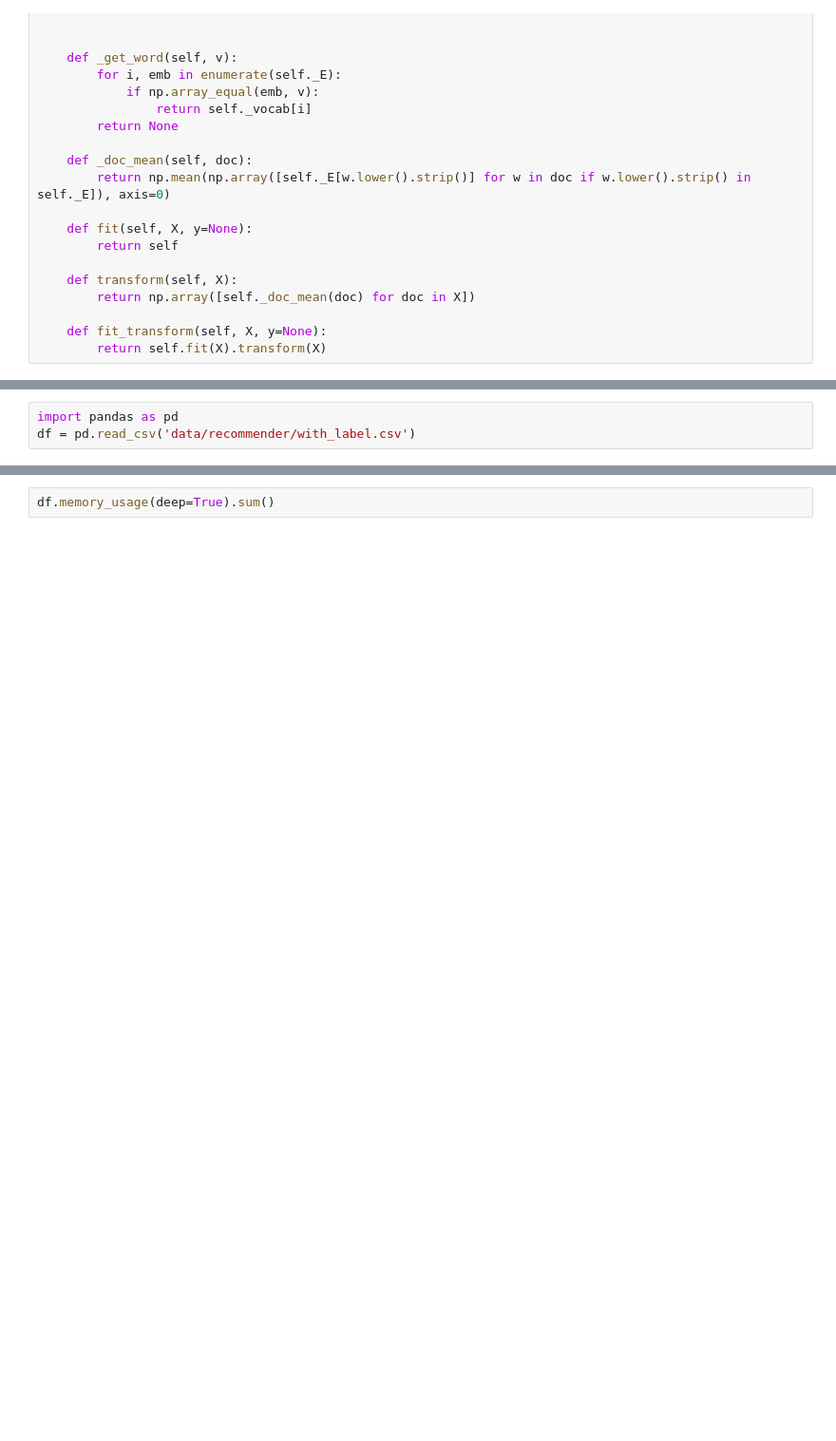
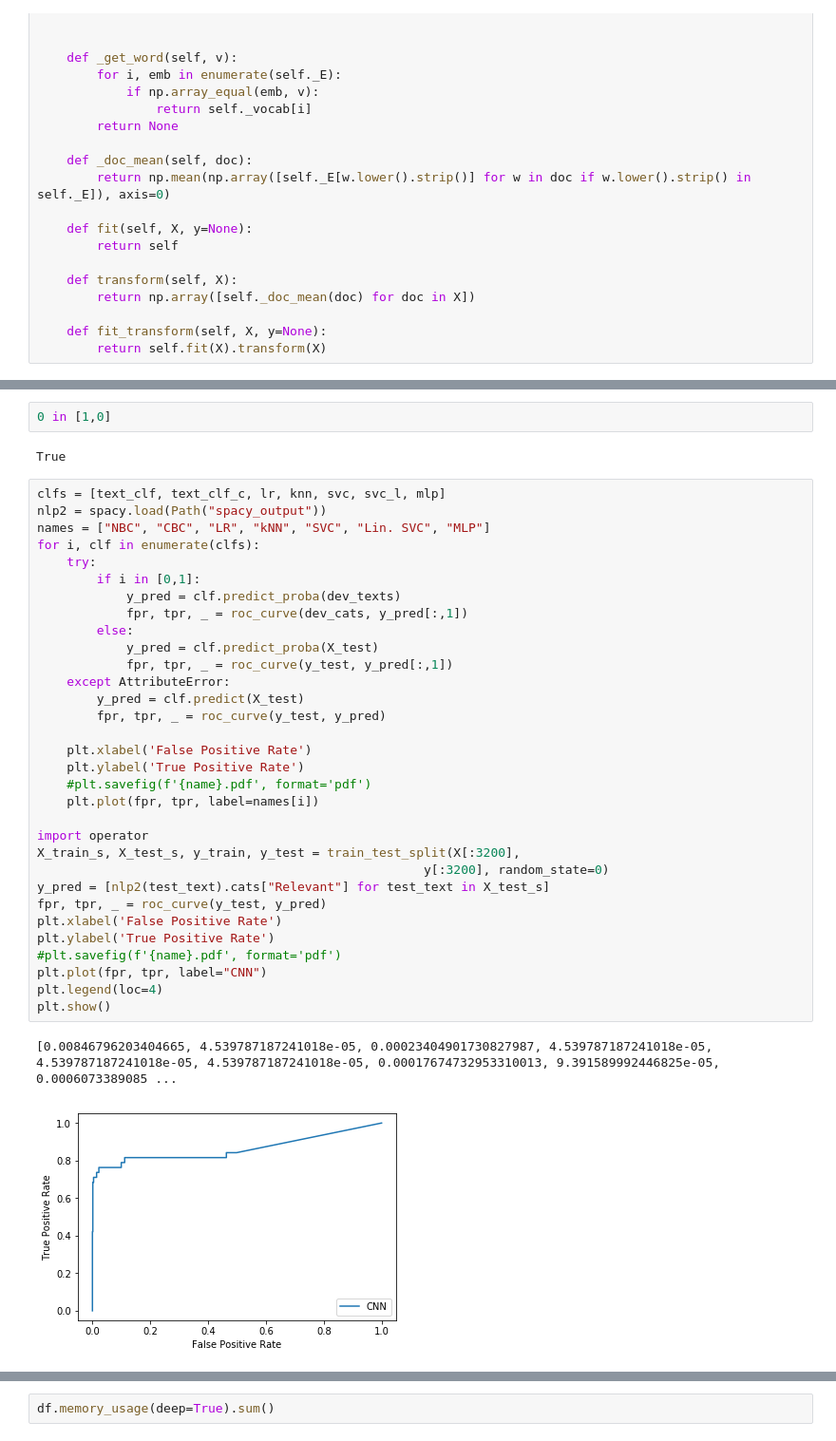
Before and after one commit to aauss/EventEpi, a Jupyter notebook: classification.ipynb, the cells around one changed output, grey strips where cells are left out. Shown at 95% size. Cells and saved outputs as stored; diff of their text form; blank space fills up the shorter version.

```diff
--- a/classification.ipynb
+++ b/classification.ipynb
@@ -503,6 +594,42 @@ def print_scores(clf, X_train, y_train, X_test, y_test):
 #     print(confusion_matrix(y_pred,y_test))
 #     print('F1 score: {:3f}'.format(f1_score(y_test, y_pred.round())))
 #     print('AUC score: {:3f}'.format(roc_auc_score(y_test, y_pred)))
-# %%
-import pandas as pd
-df = pd.read_csv('data/recommender/with_label.csv')
+# %%
+0 in [1,0]
+# %% [output]
+True
+# %%
+clfs = [text_clf, text_clf_c, lr, knn, svc, svc_l, mlp]
+nlp2 = spacy.load(Path("spacy_output"))
+names = ["NBC", "CBC", "LR", "kNN", "SVC", "Lin. SVC", "MLP"]
+for i, clf in enumerate(clfs):
+    try:
+        if i in [0,1]:
+            y_pred = clf.predict_proba(dev_texts)
+            fpr, tpr, _ = roc_curve(dev_cats, y_pred[:,1])
+        else:
+            y_pred = clf.predict_proba(X_test)
+            fpr, tpr, _ = roc_curve(y_test, y_pred[:,1])
+    except AttributeError:
+        y_pred = clf.predict(X_test)
+        fpr, tpr, _ = roc_curve(y_test, y_pred)
+
+    plt.xlabel('False Positive Rate')
+    plt.ylabel('True Positive Rate')
+    #plt.savefig(f'{name}.pdf', format='pdf')
+    plt.plot(fpr, tpr, label=names[i])
+
+import operator
+X_train_s, X_test_s, y_train, y_test = train_test_split(X[:3200],
+                                                    y[:3200], random_state=0)
+y_pred = [nlp2(test_text).cats["Relevant"] for test_text in X_test_s]
+fpr, tpr, _ = roc_curve(y_test, y_pred)
+plt.xlabel('False Positive Rate')
+plt.ylabel('True Positive Rate')
+#plt.savefig(f'{name}.pdf', format='pdf')
+plt.plot(fpr, tpr, label="CNN")
+plt.legend(loc=4)
+plt.show()
+# %% [output]
+[0.00846796203404665, 4.539787187241018e-05, 0.00023404901730827987, 4.539787187241018e-05, 4.539787187241018e-05, 4.539787187241018e-05, 0.00017674732953310013, 9.391589992446825e-05, 0.0006073389085 ...
+[figure, added]
```
Also changed, not shown: parts of 31 cells of this notebook.
